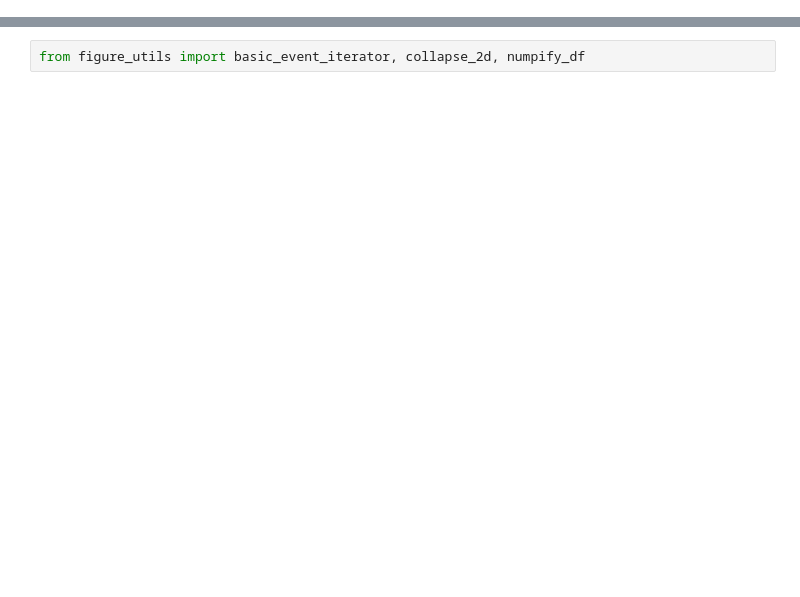
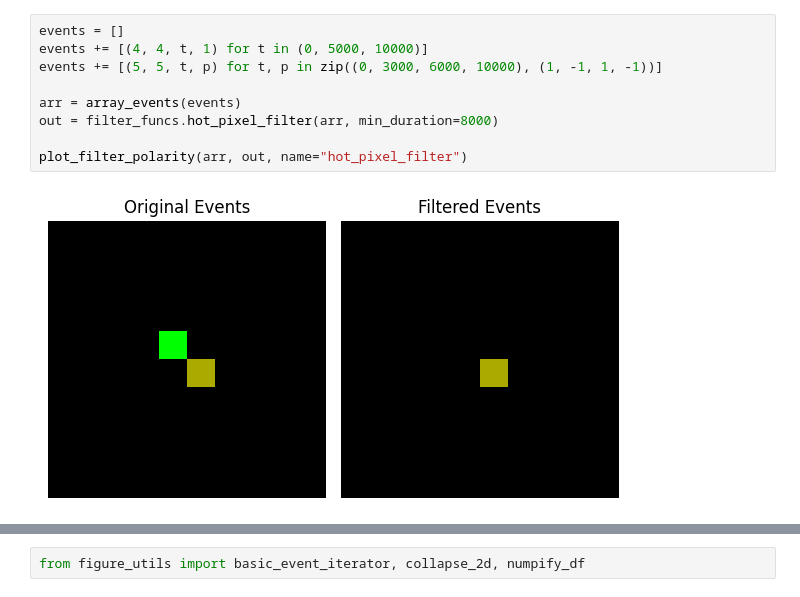
Before and after one commit to Harrison-Oatman/EventCamProcessing, a Jupyter notebook: figures/filter_figures.ipynb, the cells around one changed output, grey strips where cells are left out. Saved outputs shown, nothing was run; the diff lists cells and outputs as text; blank space fills up the shorter version.

```diff
--- a/figures/filter_figures.ipynb
+++ b/figures/filter_figures.ipynb
@@ -7,0 +70,11 @@ import tifffile
+# %%
+events = []
+events += [(4, 4, t, 1) for t in (0, 5000, 10000)]
+events += [(5, 5, t, p) for t, p in zip((0, 3000, 6000, 10000), (1, -1, 1, -1))]
+
+arr = array_events(events)
+out = filter_funcs.hot_pixel_filter(arr, min_duration=8000)
+
+plot_filter_polarity(arr, out, name="hot_pixel_filter")
+# %% [output]
+[figure, added]
```
Also changed, not shown: parts of 10 cells of this notebook, 10 other files.
